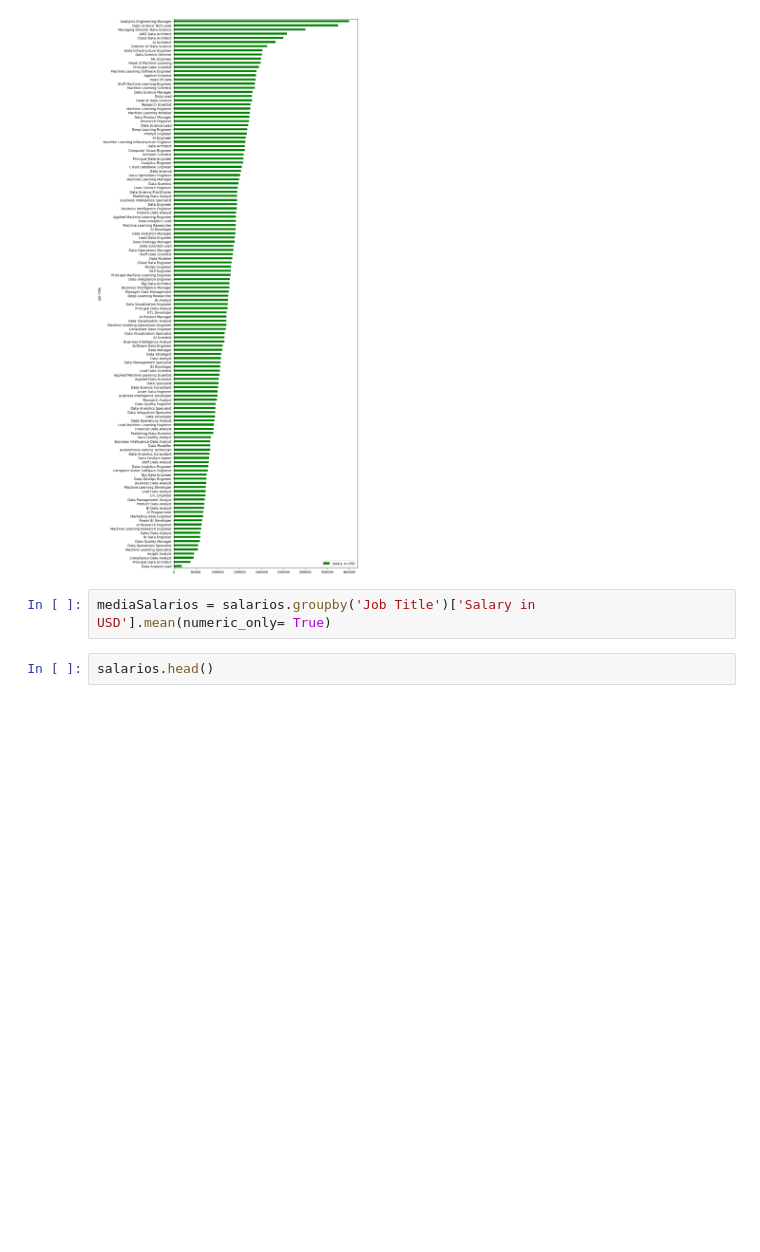
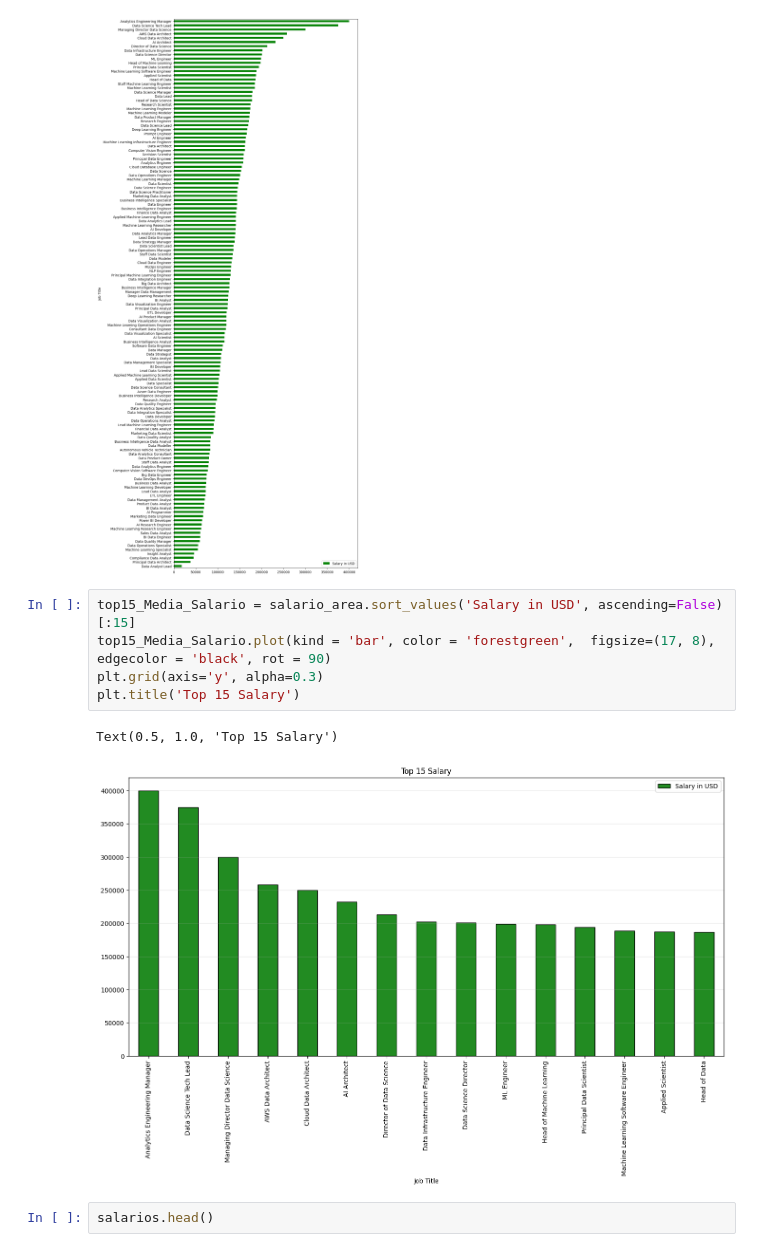
Before and after one commit to LiliamLtx/DataScience, a Jupyter notebook: salarios2024.ipynb, the cells around one changed output. Drawn from its saved outputs; the diff is of its cells as text; blank space fills up the shorter version.

```diff
--- a/salarios2024.ipynb
+++ b/salarios2024.ipynb
@@ -218,8 +202,14 @@ salario_area = salarios.groupby('Job Title')[['Salary in USD']].mean().sort_valu
 salario_area.plot(kind='barh', figsize=(10, 30), color ='green');
 # %% [output]
 [figure]
-# %%
-mediaSalarios = salarios.groupby('Job Title')['Salary in USD'].mean(numeric_only= True)
+# %%
+top15_Media_Salario = salario_area.sort_values('Salary in USD', ascending=False)[:15]
+top15_Media_Salario.plot(kind = 'bar', color = 'forestgreen',  figsize=(17, 8), edgecolor = 'black', rot = 90)
+plt.grid(axis='y', alpha=0.3)
+plt.title('Top 15 Salary')
+# %% [output]
+Text(0.5, 1.0, 'Top 15 Salary')
+[figure, added]
 # %%
 salarios.head()
 # %% [output]
```
Also changed, not shown: parts of 10 cells of this notebook.
